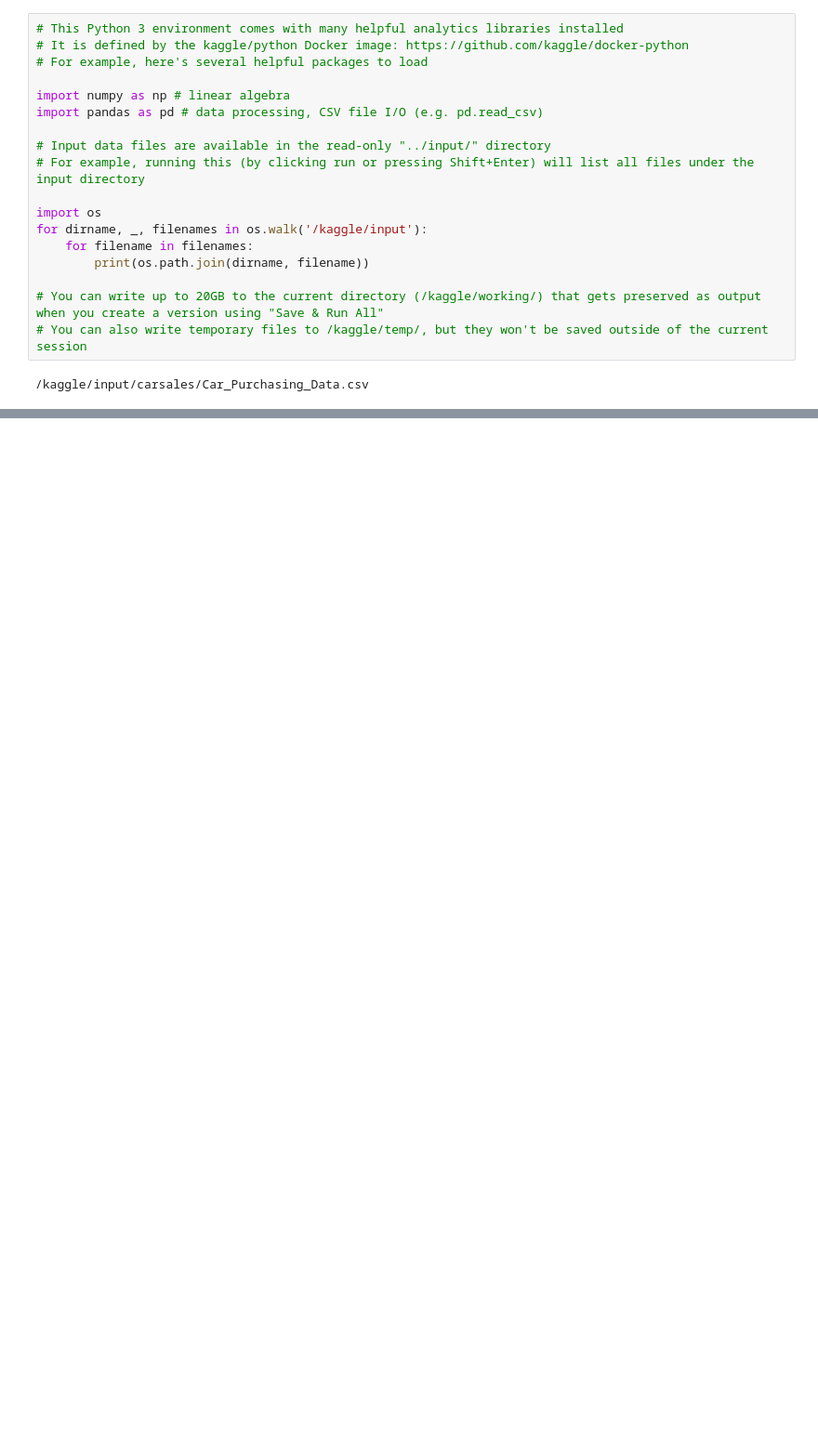
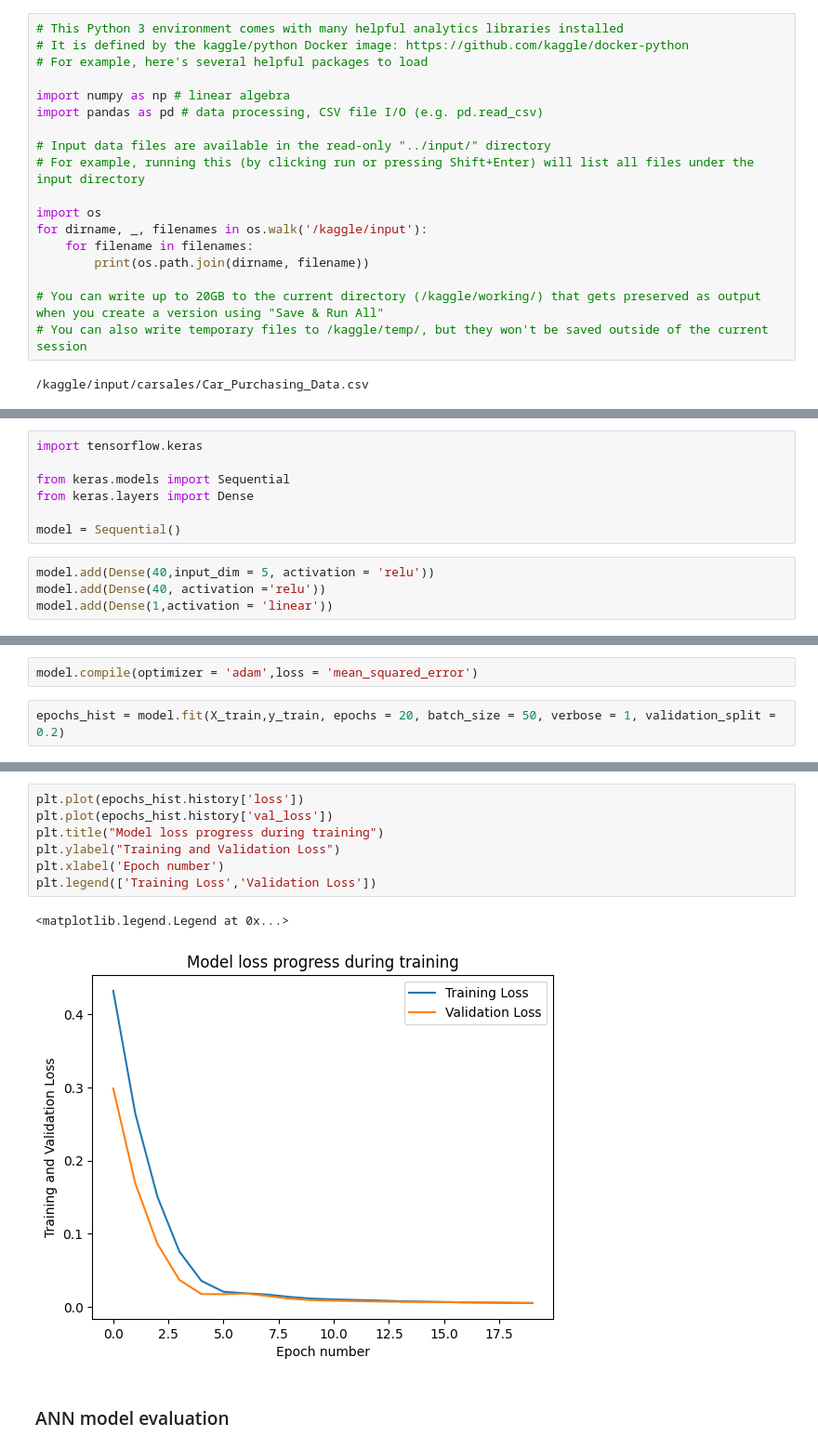
Before and after one commit to ak-pydev/kaggle_projects, a Jupyter notebook: car_sales_prediction.ipynb, the cells around one changed output, grey strips where cells are left out. Shown at 93% size. Cells and saved outputs as stored; diff of their text form; blank space fills up the shorter version.

```diff
--- a/car_sales_prediction.ipynb
+++ b/car_sales_prediction.ipynb
@@ -24,0 +117,11 @@ for dirname, _, filenames in os.walk('/kaggle/input'):
+# %%
+import tensorflow.keras
+
+from keras.models import Sequential
+from keras.layers import Dense
+
+model = Sequential()
+# %%
+model.add(Dense(40,input_dim = 5, activation = 'relu'))
+model.add(Dense(40, activation ='relu'))
+model.add(Dense(1,activation = 'linear'))
@@ -24,0 +144,4 @@ for dirname, _, filenames in os.walk('/kaggle/input'):
+# %%
+model.compile(optimizer = 'adam',loss = 'mean_squared_error')
+# %%
+epochs_hist = model.fit(X_train,y_train, epochs = 20, batch_size = 50, verbose = 1, validation_split = 0.2)
@@ -24,0 +166,12 @@ for dirname, _, filenames in os.walk('/kaggle/input'):
+# %%
+plt.plot(epochs_hist.history['loss'])
+plt.plot(epochs_hist.history['val_loss'])
+plt.title("Model loss progress during training")
+plt.ylabel("Training and Validation Loss")
+plt.xlabel('Epoch number')
+plt.legend(['Training Loss','Validation Loss'])
+# %% [output]
+<matplotlib.legend.Legend at 0x...>
+[figure, added]
+# %% [markdown]
+### ANN model evaluation
```
Also changed, not shown: parts of 22 cells of this notebook.
